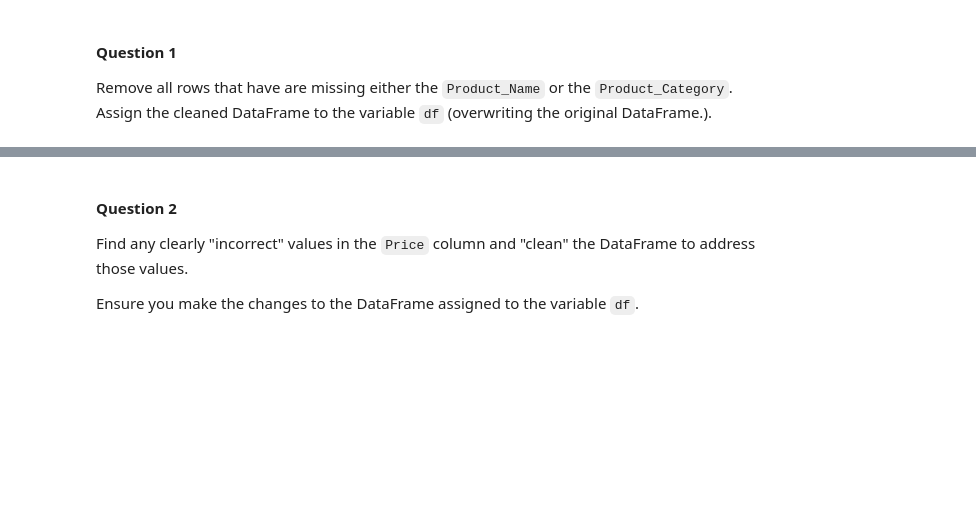
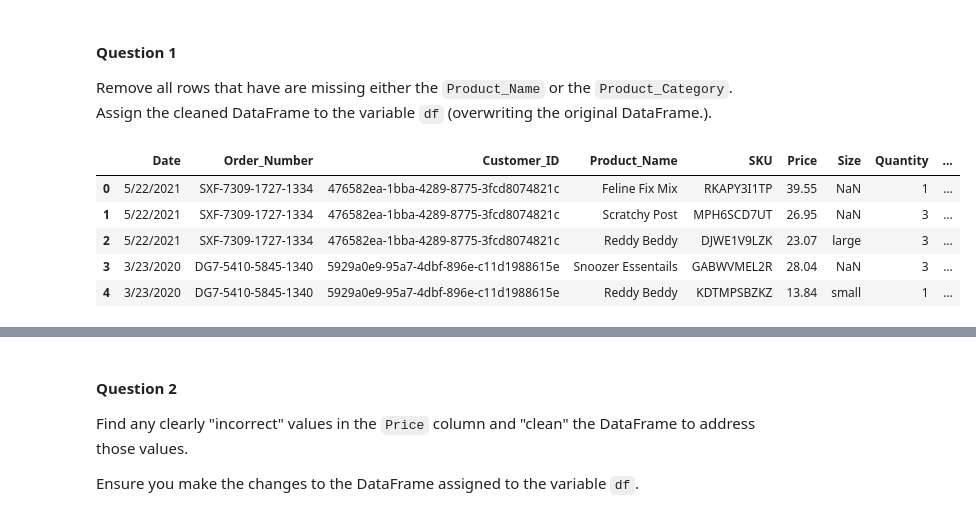
Before and after one commit to dennislamcv1/MetaMarketingAnalytics, a Jupyter notebook: Python Data Analytics/full_osemn.ipynb, the cells around one changed output, grey strips where cells are left out. Cells and saved outputs as stored; diff of their text form; code cells hidden in the pictures; blank space fills up the shorter version.

```diff
--- a/Python Data Analytics/full_osemn.ipynb
+++ b/Python Data Analytics/full_osemn.ipynb
@@ -39,3 +39,12 @@ Remove all rows that have are missing either the `Product_Name` or the
 (overwriting the original DataFrame.).
 # %%
 # Your code here
+
+df.head()
+# %% [output]
+|  | Date | Order_Number | Customer_ID | Product_Name | SKU | Price | Size | Quantity | ... |
+| 0 | 5/22/2021 | SXF-7309-1727-1334 | 476582ea-1bba-4289-8775-3fcd8074821c | Feline Fix Mix | RKAPY3I1TP | 39.55 | NaN | 1 | ... |
+| 1 | 5/22/2021 | SXF-7309-1727-1334 | 476582ea-1bba-4289-8775-3fcd8074821c | Scratchy Post | MPH6SCD7UT | 26.95 | NaN | 3 | ... |
+| 2 | 5/22/2021 | SXF-7309-1727-1334 | 476582ea-1bba-4289-8775-3fcd8074821c | Reddy Beddy | DJWE1V9LZK | 23.07 | large | 3 | ... |
+| 3 | 3/23/2020 | DG7-5410-5845-1340 | 5929a0e9-95a7-4dbf-896e-c11d1988615e | Snoozer Essentails | GABWVMEL2R | 28.04 | NaN | 3 | ... |
+| 4 | 3/23/2020 | DG7-5410-5845-1340 | 5929a0e9-95a7-4dbf-896e-c11d1988615e | Reddy Beddy | KDTMPSBZKZ | 13.84 | small | 1 | ... |
```
Also changed, not shown: parts of 48 cells of this notebook, 8 other files.
